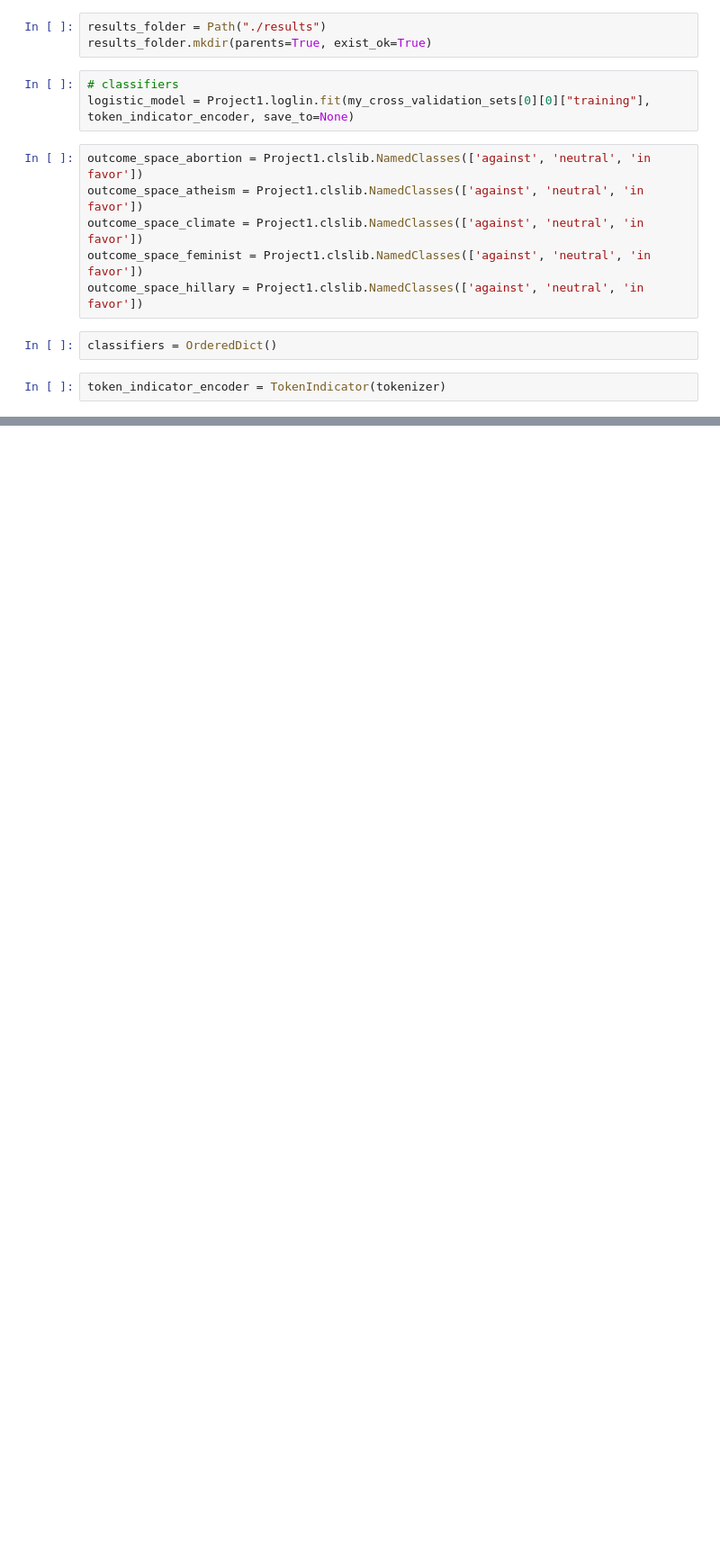
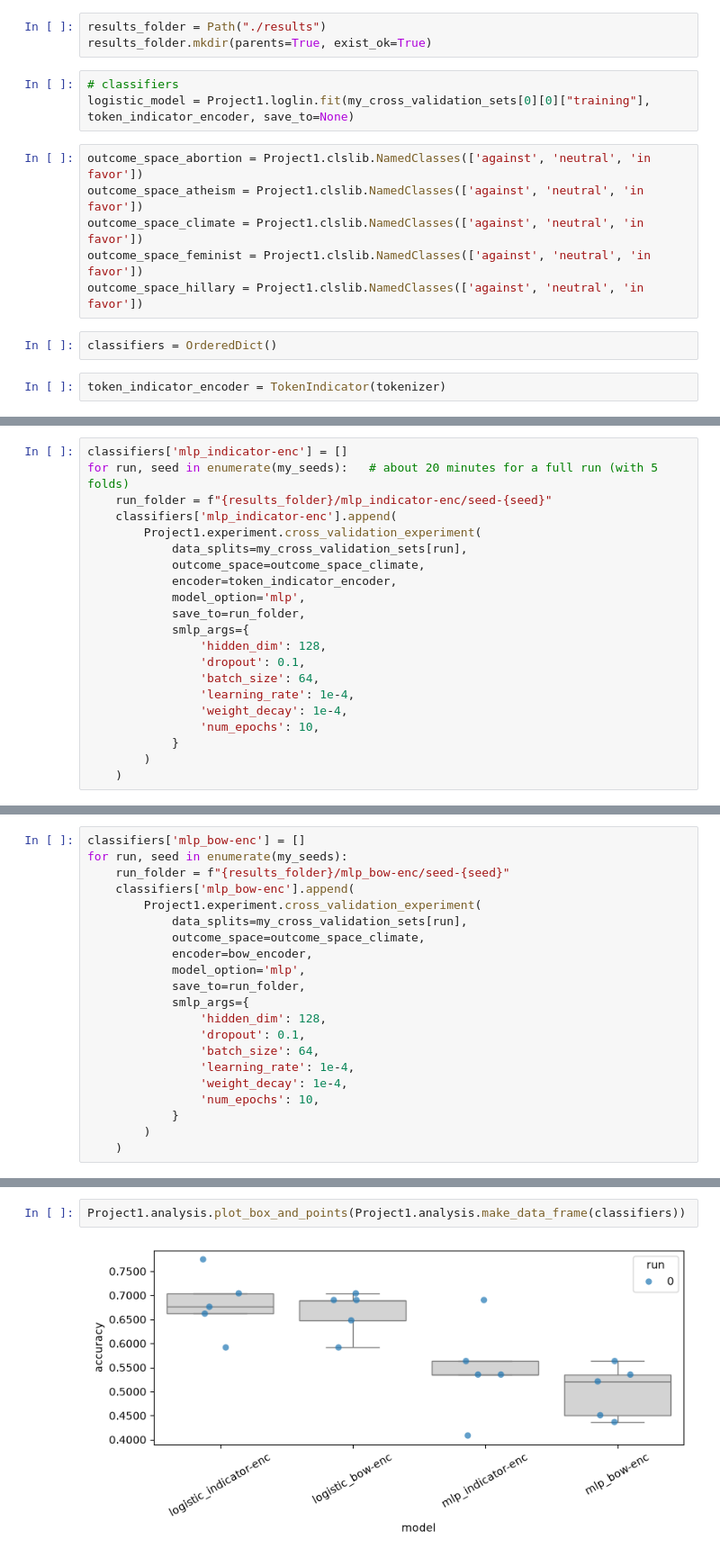
Before and after one commit to RichardB3737/NLP1, a Jupyter notebook: Project1/Implementation.ipynb, the cells around one changed output, grey strips where cells are left out. Shown at 90% size. Drawn from its saved outputs; the diff is of its cells as text; blank space fills up the shorter version.

Commit message:
added the other classifiers

```diff
--- a/Project1/Implementation.ipynb
+++ b/Project1/Implementation.ipynb
@@ -120,0 +132,21 @@ for run, seed in enumerate(my_seeds):  # takes about 3 minutes per run (of 5-fol
+# %%
+classifiers['mlp_indicator-enc'] = []
+for run, seed in enumerate(my_seeds):   # about 20 minutes for a full run (with 5 folds)
+    run_folder = f"{results_folder}/mlp_indicator-enc/seed-{seed}"
+    classifiers['mlp_indicator-enc'].append(
+        Project1.experiment.cross_validation_experiment(
+            data_splits=my_cross_validation_sets[run],
+            outcome_space=outcome_space_climate,
+            encoder=token_indicator_encoder,
+            model_option='mlp',
+            save_to=run_folder,
+            smlp_args={
+                'hidden_dim': 128,
+                'dropout': 0.1,
+                'batch_size': 64,
+                'learning_rate': 1e-4,
+                'weight_decay': 1e-4,
+                'num_epochs': 10,
+            }
+        )
+    )
@@ -120,0 +229,21 @@ for run, seed in enumerate(my_seeds):  # takes about 3 minutes per run (of 5-fol
+# %%
+classifiers['mlp_bow-enc'] = []
+for run, seed in enumerate(my_seeds):
+    run_folder = f"{results_folder}/mlp_bow-enc/seed-{seed}"
+    classifiers['mlp_bow-enc'].append(
+        Project1.experiment.cross_validation_experiment(
+            data_splits=my_cross_validation_sets[run],
+            outcome_space=outcome_space_climate,
+            encoder=bow_encoder,
+            model_option='mlp',
+            save_to=run_folder,
+            smlp_args={
+                'hidden_dim': 128,
+                'dropout': 0.1,
+                'batch_size': 64,
+                'learning_rate': 1e-4,
+                'weight_decay': 1e-4,
+                'num_epochs': 10,
+            }
+        )
+    )
@@ -120,0 +326,4 @@ for run, seed in enumerate(my_seeds):  # takes about 3 minutes per run (of 5-fol
+# %%
+Project1.analysis.plot_box_and_points(Project1.analysis.make_data_frame(classifiers))
+# %% [output]
+[figure, added]
```
Also changed, not shown: parts of 5 cells of this notebook, 30 other files.
